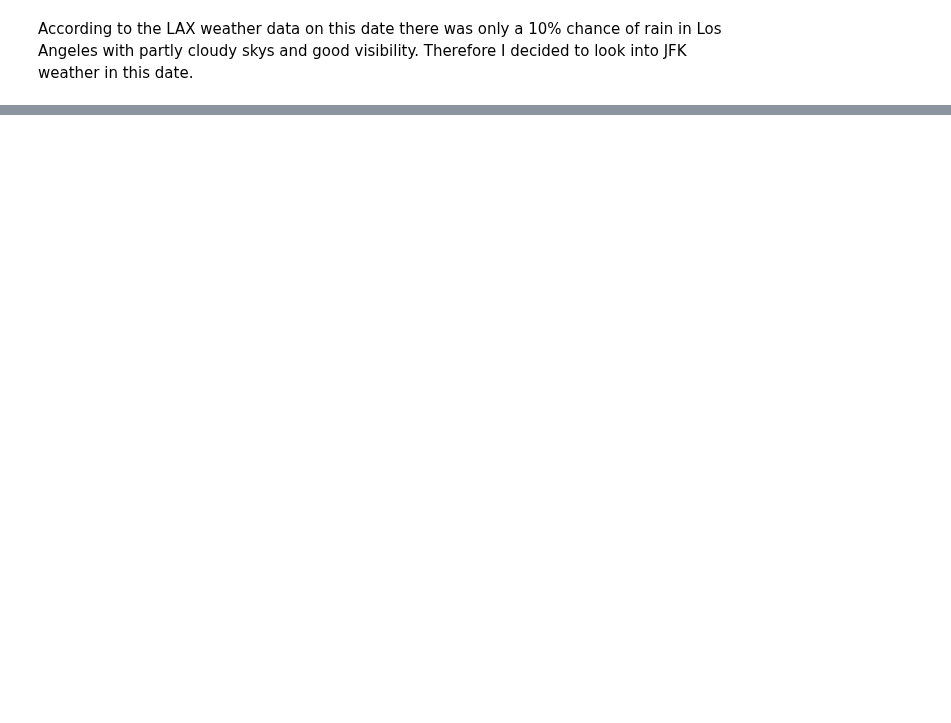
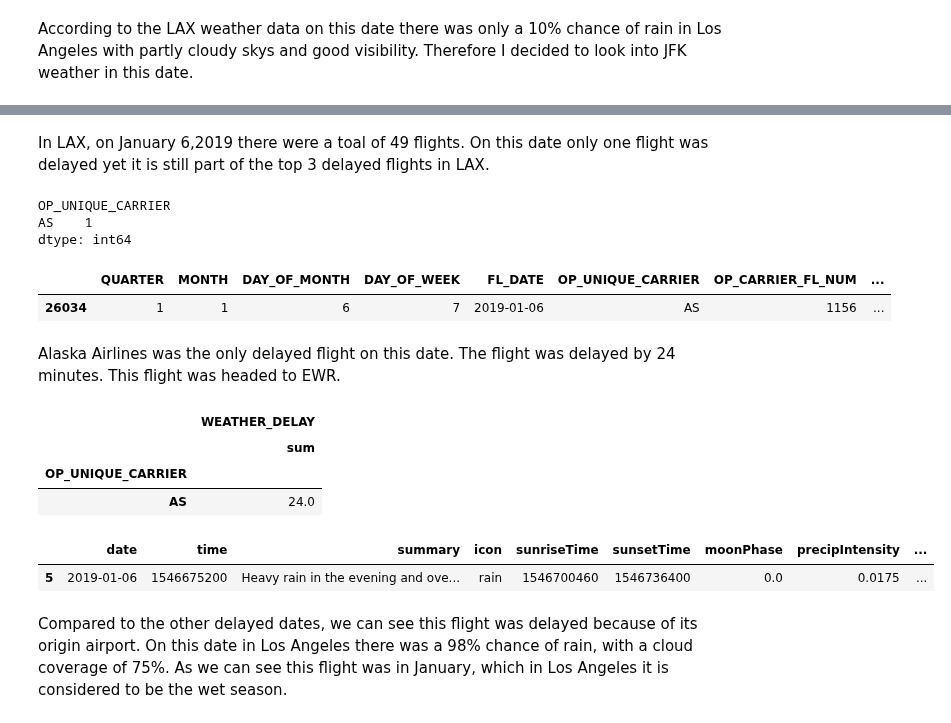
Before and after one commit to emilia329/Fly-High, a Jupyter notebook: LAXweathernotebook.ipynb, the cells around one changed output, grey strips where cells are left out. Drawn from its saved outputs; the diff is of its cells as text; code cells hidden in the pictures; blank space fills up the shorter version.

```diff
--- a/LAXweathernotebook.ipynb
+++ b/LAXweathernotebook.ipynb
@@ -184,0 +197,29 @@ In JFK it seems the delay was in the destination. On this date there was a 100%
+# %% [markdown]
+In LAX, on January 6,2019 there were a toal of 49 flights. On this date only one flight was delayed yet it is still part of the top 3 delayed flights in LAX.
+# %%
+LAX[(LAX['FL_DATE'] =='2019-01-06') & (LAX['WEATHER_DELAY'] > 0)].groupby(['OP_UNIQUE_CARRIER']).size()
+# %% [output]
+OP_UNIQUE_CARRIER
+AS    1
+dtype: int64
+# %%
+LAX[(LAX['FL_DATE'] =='2019-01-06') & (LAX['WEATHER_DELAY'] > 0)]
+# %% [output]
+|  | QUARTER | MONTH | DAY_OF_MONTH | DAY_OF_WEEK | FL_DATE | OP_UNIQUE_CARRIER | OP_CARRIER_FL_NUM | ... |
+| 26034 | 1 | 1 | 6 | 7 | 2019-01-06 | AS | 1156 | ... |
+# %% [markdown]
+Alaska Airlines was the only delayed flight on this date. The flight was delayed by 24 minutes. This flight was headed to EWR.
+# %%
+LAX[(LAX['FL_DATE'] =='2019-01-06') & (LAX['WEATHER_DELAY'] > 0)].groupby(['OP_UNIQUE_CARRIER']).agg({'WEATHER_DELAY': ['sum']})
+# %% [output]
+|  | WEATHER_DELAY |
+|  | sum |
+| OP_UNIQUE_CARRIER |  |
+| AS | 24.0 |
+# %%
+df[df['date']== '2019-01-06']
+# %% [output]
+|  | date | time | summary | icon | sunriseTime | sunsetTime | moonPhase | precipIntensity | ... |
+| 5 | 2019-01-06 | 1546675200 | Heavy rain in the evening and ove... | rain | 1546700460 | 1546736400 | 0.0 | 0.0175 | ... |
+# %% [markdown]
+Compared to the other delayed dates, we can see this flight was delayed because of its origin airport. On this date in Los Angeles there was a 98% chance of rain, with a cloud coverage of 75%. As we can see this flight was in January, which in Los Angeles it is considered to be the wet season.
```
Also changed, not shown: parts of 3 cells of this notebook.
